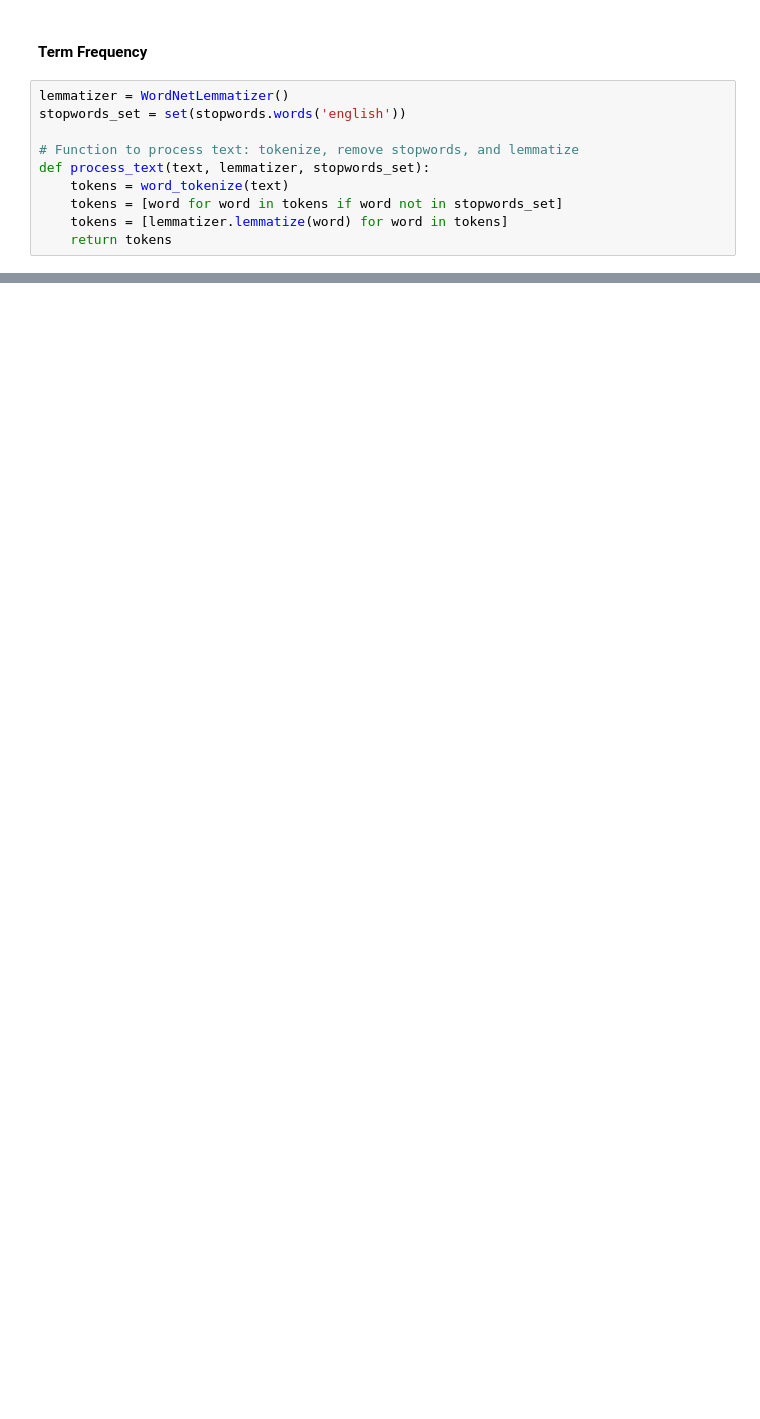
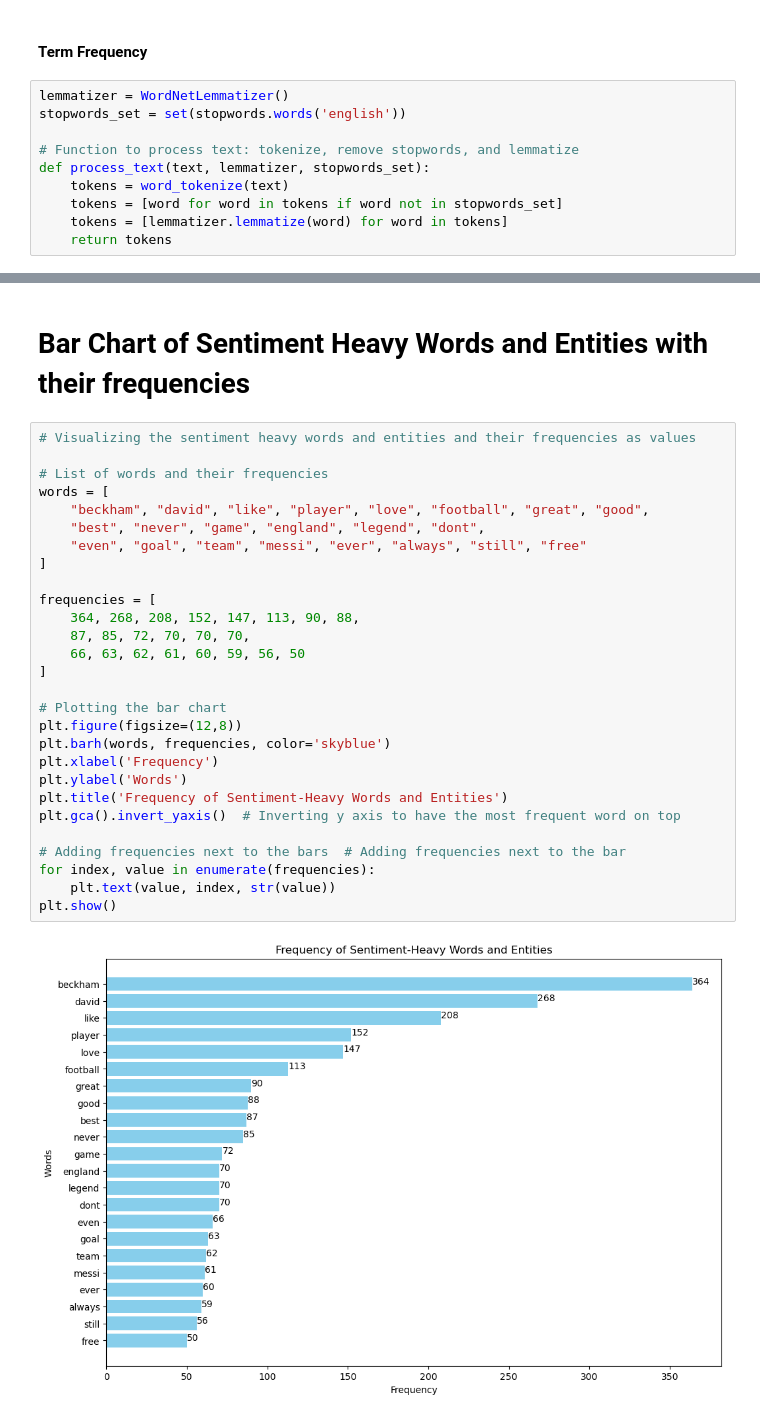
Before and after one commit to hinton024/Assignment-2-Social-media-and-network-analytics, a Jupyter notebook: Youtube_Preprocessing.ipynb, the cells around one changed output, grey strips where cells are left out. Drawn from its saved outputs; the diff is of its cells as text; blank space fills up the shorter version.

```diff
--- a/Youtube_Preprocessing.ipynb
+++ b/Youtube_Preprocessing.ipynb
@@ -194,0 +238,32 @@ match: 19
+# %% [markdown]
+# Bar Chart of Sentiment Heavy Words and Entities with their frequencies
+# %%
+# Visualizing the sentiment heavy words and entities and their frequencies as values
+
+# List of words and their frequencies
+words = [
+    "beckham", "david", "like", "player", "love", "football", "great", "good",
+    "best", "never", "game", "england", "legend", "dont",
+    "even", "goal", "team", "messi", "ever", "always", "still", "free"
+]
+
+frequencies = [
+    364, 268, 208, 152, 147, 113, 90, 88,
+    87, 85, 72, 70, 70, 70,
+    66, 63, 62, 61, 60, 59, 56, 50
+]
+
+# Plotting the bar chart
+plt.figure(figsize=(12,8))
+plt.barh(words, frequencies, color='skyblue')
+plt.xlabel('Frequency')
+plt.ylabel('Words')
+plt.title('Frequency of Sentiment-Heavy Words and Entities')
+plt.gca().invert_yaxis()  # Inverting y axis to have the most frequent word on top
+
+# Adding frequencies next to the bars  # Adding frequencies next to the bar
+for index, value in enumerate(frequencies):
+    plt.text(value, index, str(value))
+plt.show()
+# %% [output]
+[figure, added]
```
Also changed, not shown: parts of 13 cells of this notebook.
